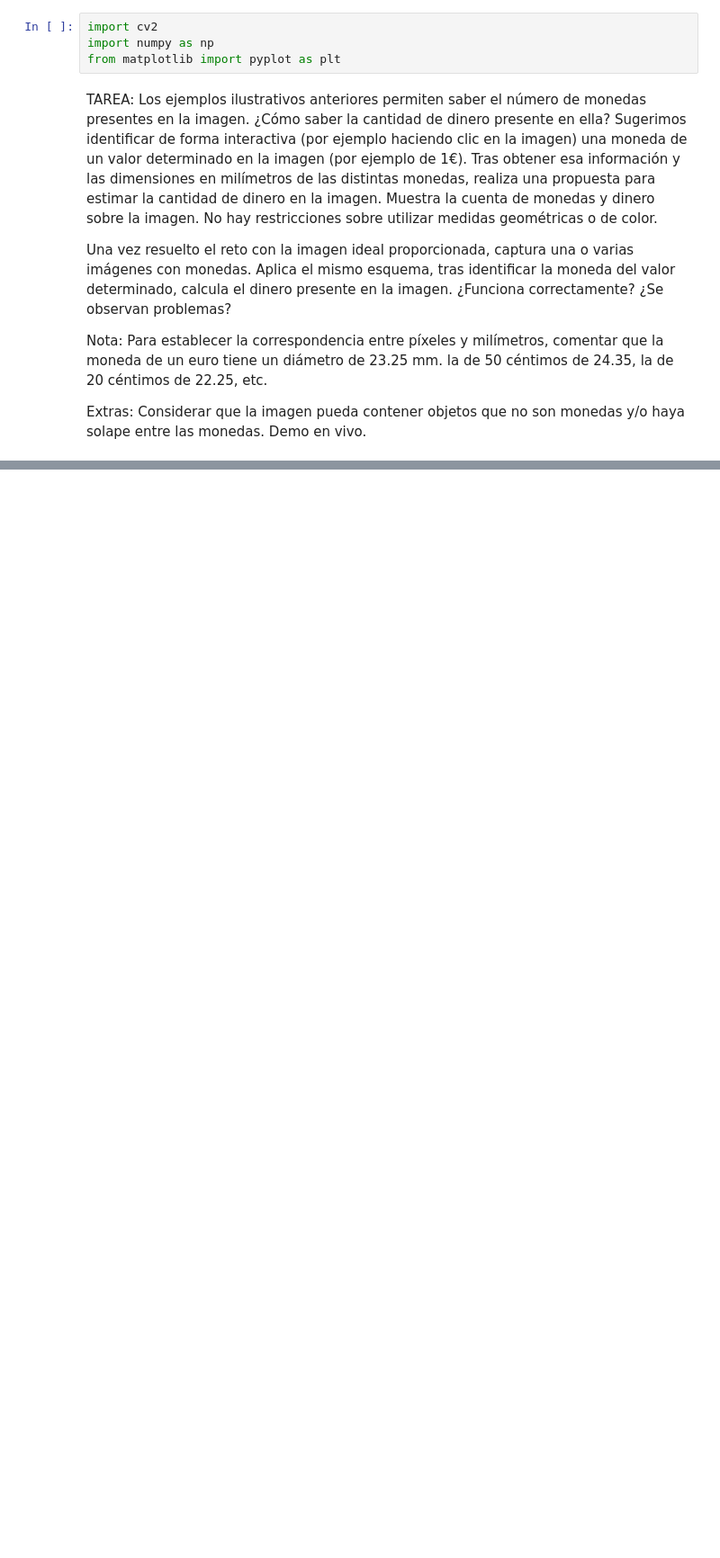
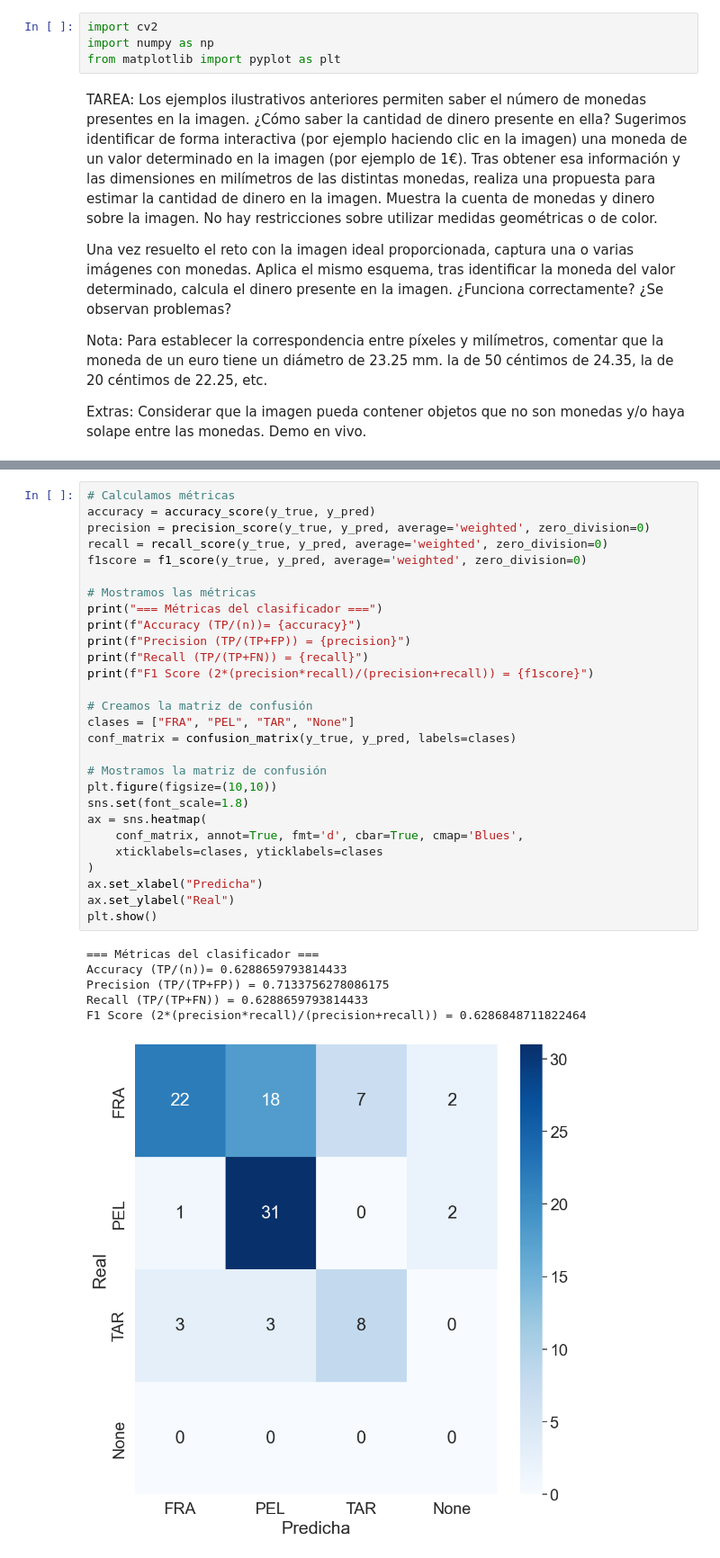
Before and after one commit to juanfradelrm/VC, a Jupyter notebook: VC_P3/VC_P3.ipynb, the cells around one changed output, grey strips where cells are left out. Shown at 90% size. Cells and saved outputs as stored; diff of their text form; blank space fills up the shorter version.

```diff
--- a/VC_P3/VC_P3.ipynb
+++ b/VC_P3/VC_P3.ipynb
@@ -127,0 +550,35 @@ Dinero total estimado: 3.88
+# %%
+# Calculamos métricas
+accuracy = accuracy_score(y_true, y_pred)
+precision = precision_score(y_true, y_pred, average='weighted', zero_division=0)
+recall = recall_score(y_true, y_pred, average='weighted', zero_division=0)
+f1score = f1_score(y_true, y_pred, average='weighted', zero_division=0)
+
+# Mostramos las métricas
+print("=== Métricas del clasificador ===")
+print(f"Accuracy (TP/(n))= {accuracy}")
+print(f"Precision (TP/(TP+FP)) = {precision}")
+print(f"Recall (TP/(TP+FN)) = {recall}")
+print(f"F1 Score (2*(precision*recall)/(precision+recall)) = {f1score}")
+
+# Creamos la matriz de confusión
+clases = ["FRA", "PEL", "TAR", "None"]
+conf_matrix = confusion_matrix(y_true, y_pred, labels=clases)
+
+# Mostramos la matriz de confusión
+plt.figure(figsize=(10,10))
+sns.set(font_scale=1.8)
+ax = sns.heatmap(
+    conf_matrix, annot=True, fmt='d', cbar=True, cmap='Blues',
+    xticklabels=clases, yticklabels=clases
+)
+ax.set_xlabel("Predicha")
+ax.set_ylabel("Real")
+plt.show()
+# %% [output]
+=== Métricas del clasificador ===
+Accuracy (TP/(n))= 0.6288659793814433
+Precision (TP/(TP+FP)) = 0.7133756278086175
+Recall (TP/(TP+FN)) = 0.6288659793814433
+F1 Score (2*(precision*recall)/(precision+recall)) = 0.6286848711822464
+[figure, added]
```
Also changed, not shown: parts of 16 cells of this notebook, 6 other files.
